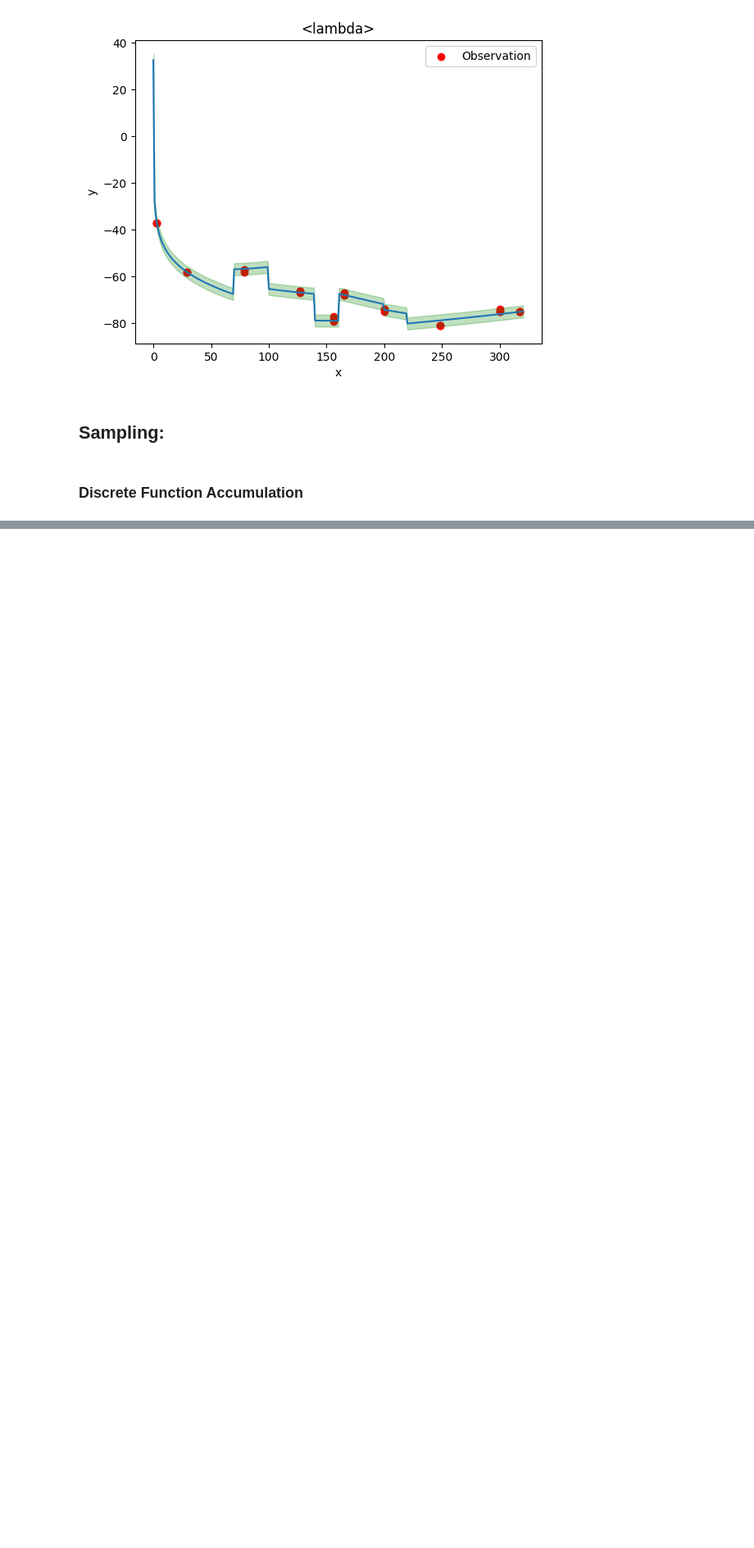
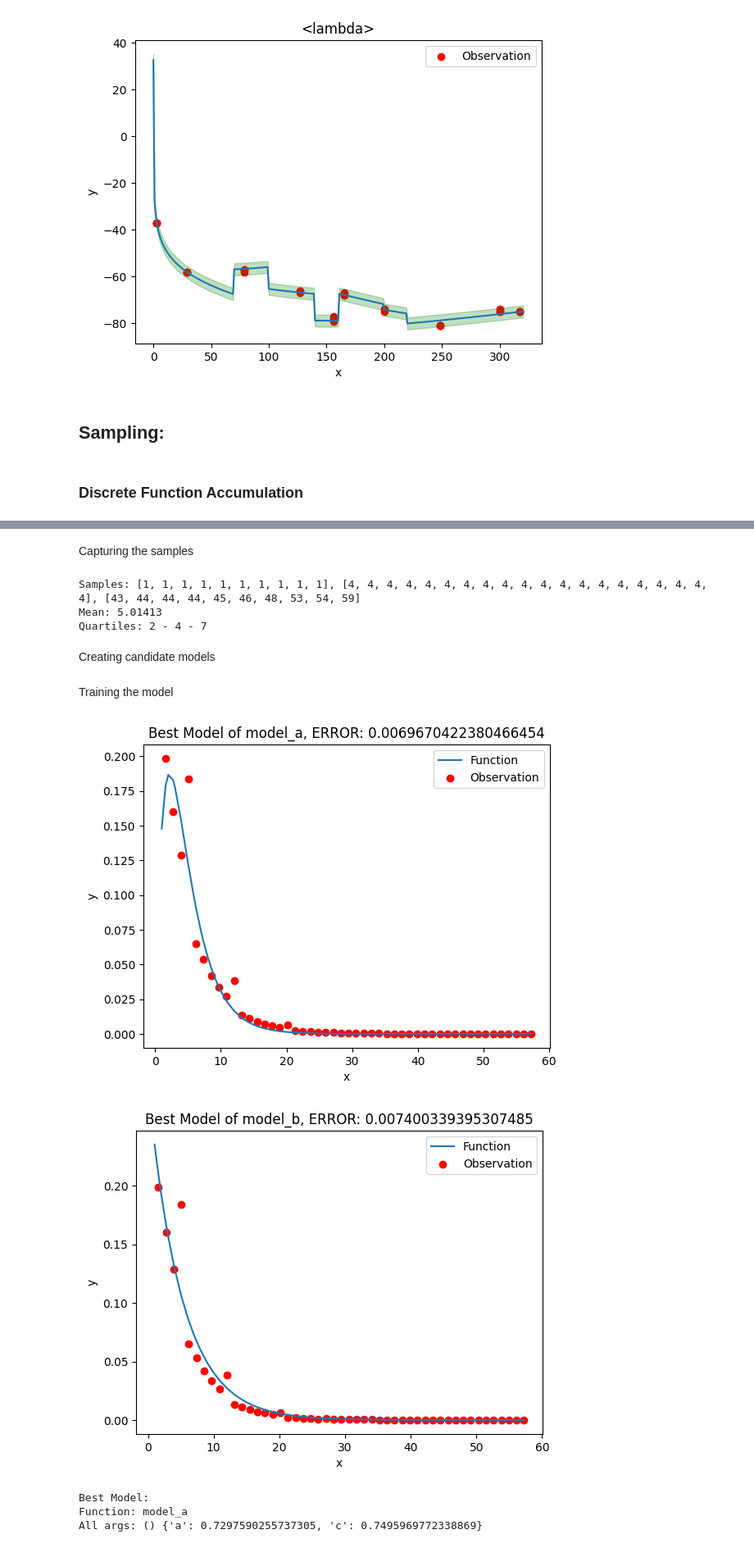
Before and after one commit to IanAguiar-ai/Discrete_Functions_Action_Integration_Hub, a Jupyter notebook: Example/Example_Discrete_Functions_Action_Integration_Hub.ipynb, the cells around one changed output, grey strips where cells are left out. Shown at 82% size. Drawn from its saved outputs; the diff is of its cells as text; code cells hidden in the pictures; blank space fills up the shorter version.

```diff
--- a/Example/Example_Discrete_Functions_Action_Integration_Hub.ipynb
+++ b/Example/Example_Discrete_Functions_Action_Integration_Hub.ipynb
@@ -555,0 +598,60 @@ All args: () {'a': 4.156414413452148, 'b': 3.10107421875}
+# %%
+def generate(n: int, prob: float) -> list:
+    l: list = []
+    for _ in range(n):
+        resp: int = 0
+        while True:
+            resp += 1
+            if prob > random():
+                break
+        l.append(resp)
+    return l
+
+def mean(l: list) -> float:
+    resp = 0
+    for i in l:
+        resp += i
+    return resp / len(l)
+
+def median(l: list) -> float:
+    return l[int(len(l) / 4)], l[int(len(l) / 2)], l[int(len(l)/4 * 3)]
+# %% [markdown]
+Capturing the samples
+# %%
+events = sorted(generate(100000, 0.2))
+m: float = mean(events)
+m25, m50, m75 = median(events)
+print(f"Samples: {events[:10]}, {events[int(len(events)/2) - 10 : int(len(events)/2) + 10]}, {events[-10:]}")
+print(f"Mean: {m}")
+print(f"Quartiles: {m25} - {m50} - {m75}")
+# %% [output]
+Samples: [1, 1, 1, 1, 1, 1, 1, 1, 1, 1], [4, 4, 4, 4, 4, 4, 4, 4, 4, 4, 4, 4, 4, 4, 4, 4, 4, 4, 4, 4], [43, 44, 44, 44, 45, 46, 48, 53, 54, 59]
+Mean: 5.01413
+Quartiles: 2 - 4 - 7
+# %% [markdown]
+Creating candidate models
+# %%
+def model_a(x:float, a:float, c:float) -> float:
+    return c * a**x * (1-a**x)
+
+def model_b(x:float, a:float, c:float) -> float:
+    return a**x * c
+# %% [markdown]
+Training the model
+# %%
+x_, y_ = sample(events, 50)
+# %%
+model_1 = Df(model_a)
+model_2 = Df(model_b)
+
+best = adjust_sample_on(curve = y_, x = x_,
+                            models = [model_1, model_2],
+                            times = 8,
+                            initial_value = 0.1,
+                            plot = True)
+# %% [output]
+[figure, added]
+[figure, added]
+Best Model:
+Function: model_a
+All args: () {'a': 0.7297590255737305, 'c': 0.7495969772338869}
```
Also changed, not shown: parts of 9 cells of this notebook, 1 other file.
